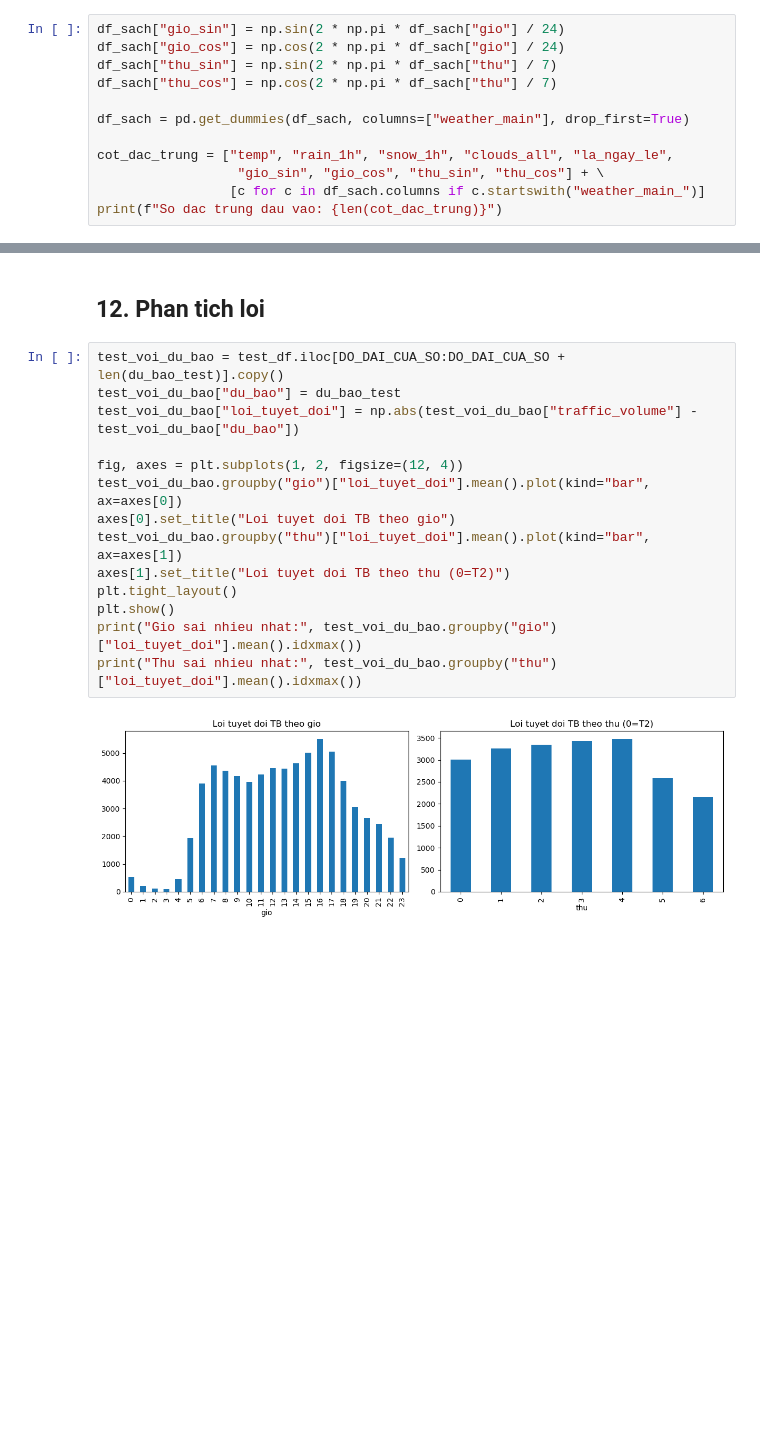
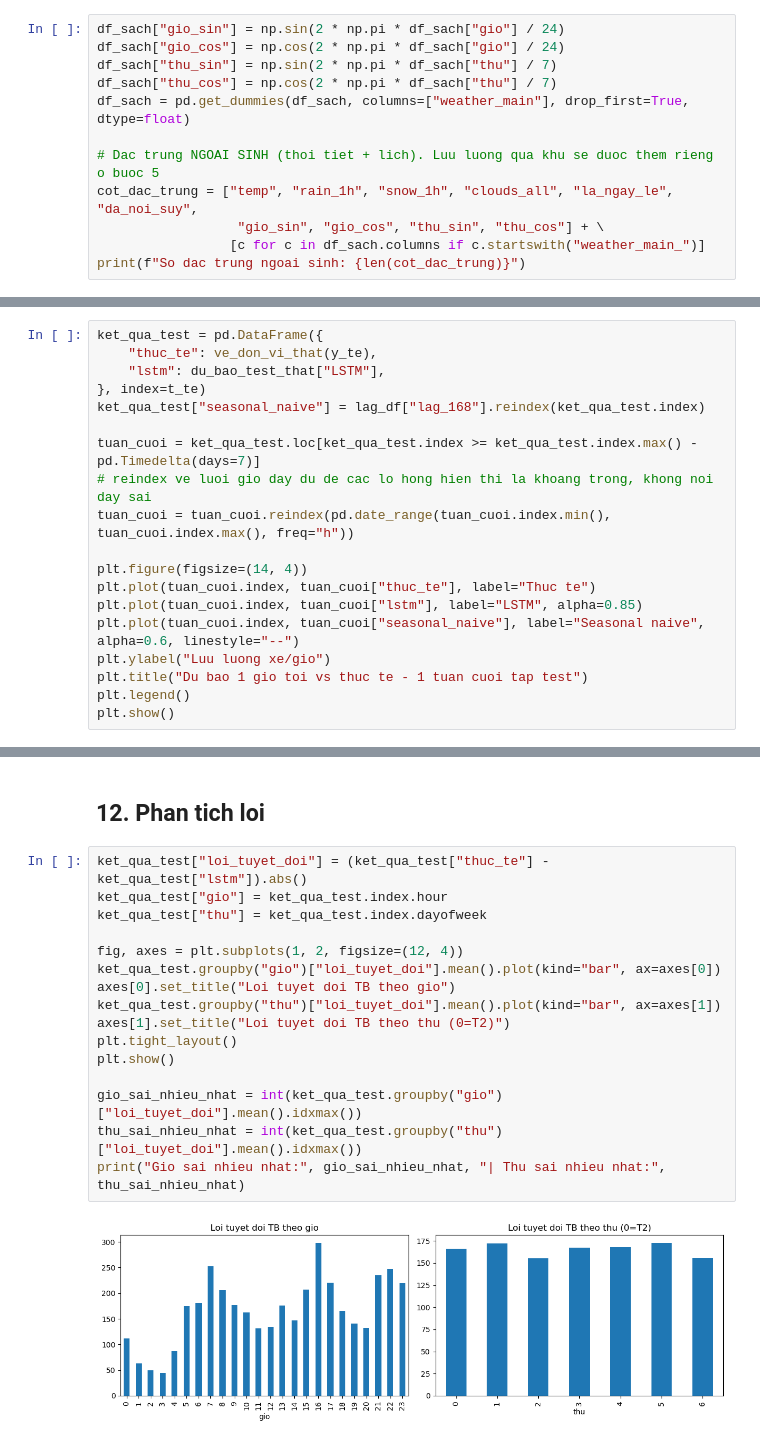
Before and after one commit to Qnhu2502/QuynhNhu_Lab_ML, a Jupyter notebook: Hoc may/04- Deep-Learning/TT-27/lstm_traffic.ipynb, the cells around one changed output, grey strips where cells are left out. Drawn from its saved outputs; the diff is of its cells as text; blank space fills up the shorter version.

```diff
--- a/Hoc may/04- Deep-Learning/TT-27/lstm_traffic.ipynb
+++ b/Hoc may/04- Deep-Learning/TT-27/lstm_traffic.ipynb
@@ -88,11 +94,11 @@ df_sach["gio_sin"] = np.sin(2 * np.pi * df_sach["gio"] / 24)
 df_sach["gio_cos"] = np.cos(2 * np.pi * df_sach["gio"] / 24)
 df_sach["thu_sin"] = np.sin(2 * np.pi * df_sach["thu"] / 7)
 df_sach["thu_cos"] = np.cos(2 * np.pi * df_sach["thu"] / 7)
+df_sach = pd.get_dummies(df_sach, columns=["weather_main"], drop_first=True, dtype=float)
 
-df_sach = pd.get_dummies(df_sach, columns=["weather_main"], drop_first=True)
-
-cot_dac_trung = ["temp", "rain_1h", "snow_1h", "clouds_all", "la_ngay_le",
+# Dac trung NGOAI SINH (thoi tiet + lich). Luu luong qua khu se duoc them rieng o buoc 5
+cot_dac_trung = ["temp", "rain_1h", "snow_1h", "clouds_all", "la_ngay_le", "da_noi_suy",
                   "gio_sin", "gio_cos", "thu_sin", "thu_cos"] + \
                  [c for c in df_sach.columns if c.startswith("weather_main_")]
-print(f"So dac trung dau vao: {len(cot_dac_trung)}")
+print(f"So dac trung ngoai sinh: {len(cot_dac_trung)}")
 # %% [output]
@@ -275,0 +336,19 @@ plt.show()
+# %%
+ket_qua_test = pd.DataFrame({
+    "thuc_te": ve_don_vi_that(y_te),
+    "lstm": du_bao_test_that["LSTM"],
+}, index=t_te)
+ket_qua_test["seasonal_naive"] = lag_df["lag_168"].reindex(ket_qua_test.index)
+
+tuan_cuoi = ket_qua_test.loc[ket_qua_test.index >= ket_qua_test.index.max() - pd.Timedelta(days=7)]
+# reindex ve luoi gio day du de cac lo hong hien thi la khoang trong, khong noi day sai
+tuan_cuoi = tuan_cuoi.reindex(pd.date_range(tuan_cuoi.index.min(), tuan_cuoi.index.max(), freq="h"))
+
+plt.figure(figsize=(14, 4))
+plt.plot(tuan_cuoi.index, tuan_cuoi["thuc_te"], label="Thuc te")
+plt.plot(tuan_cuoi.index, tuan_cuoi["lstm"], label="LSTM", alpha=0.85)
+plt.plot(tuan_cuoi.index, tuan_cuoi["seasonal_naive"], label="Seasonal naive", alpha=0.6, linestyle="--")
+plt.ylabel("Luu luong xe/gio")
+plt.title("Du bao 1 gio toi vs thuc te - 1 tuan cuoi tap test")
+plt.legend()
+plt.show()
@@ -302,18 +388,20 @@ Du bao 6h toi: MAE=3098.2
 # %% [markdown]
 ## 12. Phan tich loi
 # %%
-test_voi_du_bao = test_df.iloc[DO_DAI_CUA_SO:DO_DAI_CUA_SO + len(du_bao_test)].copy()
-test_voi_du_bao["du_bao"] = du_bao_test
-test_voi_du_bao["loi_tuyet_doi"] = np.abs(test_voi_du_bao["traffic_volume"] - test_voi_du_bao["du_bao"])
+ket_qua_test["loi_tuyet_doi"] = (ket_qua_test["thuc_te"] - ket_qua_test["lstm"]).abs()
+ket_qua_test["gio"] = ket_qua_test.index.hour
+ket_qua_test["thu"] = ket_qua_test.index.dayofweek
 
 fig, axes = plt.subplots(1, 2, figsize=(12, 4))
-test_voi_du_bao.groupby("gio")["loi_tuyet_doi"].mean().plot(kind="bar", ax=axes[0])
+ket_qua_test.groupby("gio")["loi_tuyet_doi"].mean().plot(kind="bar", ax=axes[0])
 axes[0].set_title("Loi tuyet doi TB theo gio")
-test_voi_du_bao.groupby("thu")["loi_tuyet_doi"].mean().plot(kind="bar", ax=axes[1])
+ket_qua_test.groupby("thu")["loi_tuyet_doi"].mean().plot(kind="bar", ax=axes[1])
 axes[1].set_title("Loi tuyet doi TB theo thu (0=T2)")
 plt.tight_layout()
 plt.show()
-print("Gio sai nhieu nhat:", test_voi_du_bao.groupby("gio")["loi_tuyet_doi"].mean().idxmax())
-print("Thu sai nhieu nhat:", test_voi_du_bao.groupby("thu")["loi_tuyet_doi"].mean().idxmax())
+
+gio_sai_nhieu_nhat = int(ket_qua_test.groupby("gio")["loi_tuyet_doi"].mean().idxmax())
+thu_sai_nhieu_nhat = int(ket_qua_test.groupby("thu")["loi_tuyet_doi"].mean().idxmax())
+print("Gio sai nhieu nhat:", gio_sai_nhieu_nhat, "| Thu sai nhieu nhat:", thu_sai_nhieu_nhat)
 # %% [output]
-[figure, old version]
+[figure, new version]
```
Also changed, not shown: parts of 25 cells of this notebook, 9 other files.
